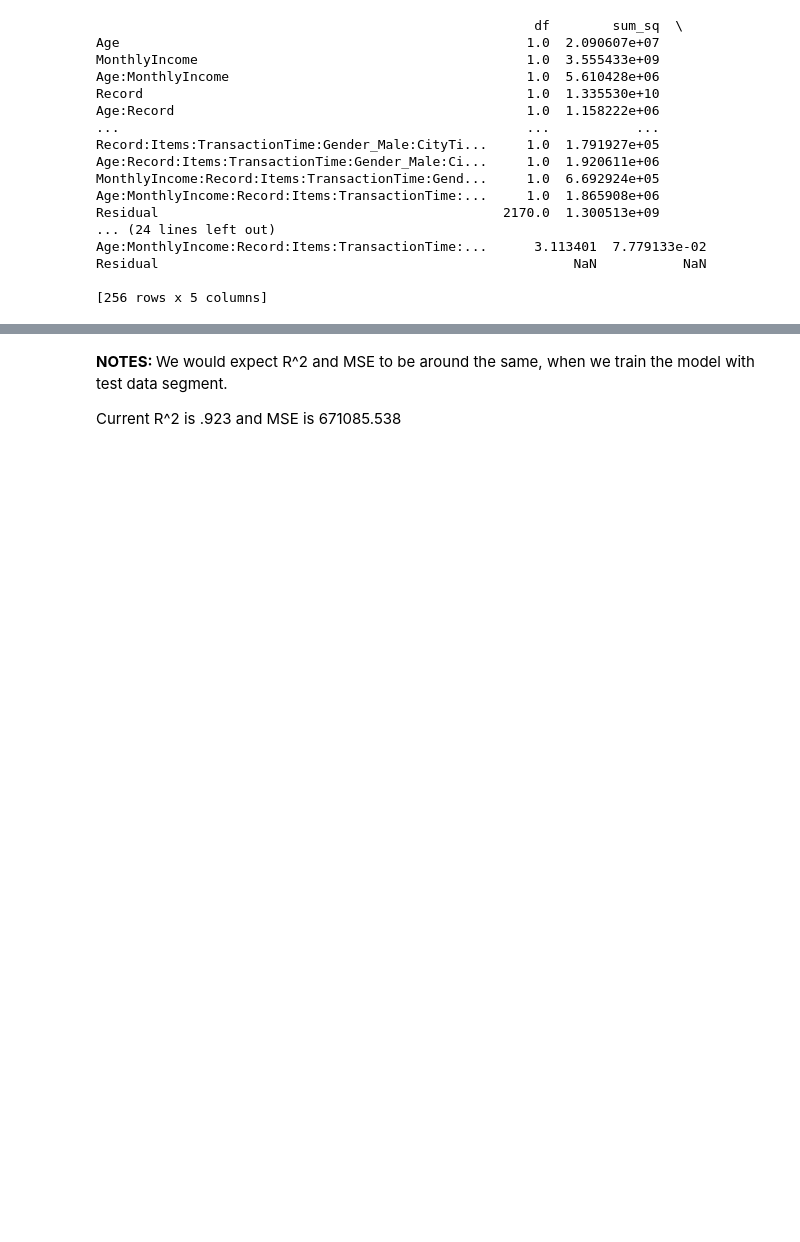
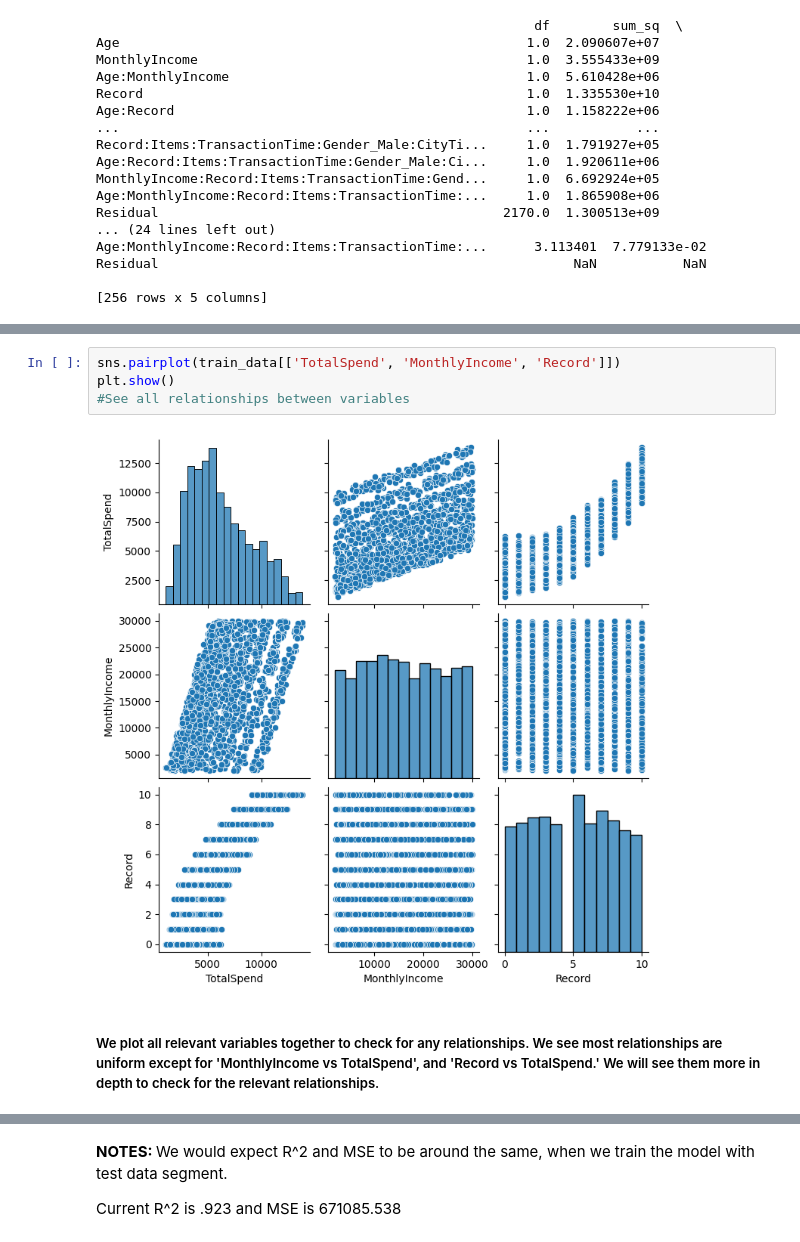
Before and after one commit to LAIN-21/linear_regression_lab, a Jupyter notebook: src/Linear_Regression_LAB (1).ipynb, the cells around one changed output, grey strips where cells are left out. Cells and saved outputs as stored; diff of their text form; blank space fills up the shorter version.

```diff
--- a/src/Linear_Regression_LAB (1).ipynb
+++ b/src/Linear_Regression_LAB (1).ipynb
@@ -853,0 +750,8 @@ Residual                                                     NaN           NaN
+# %%
+sns.pairplot(train_data[['TotalSpend', 'MonthlyIncome', 'Record']])
+plt.show()
+#See all relationships between variables
+# %% [output]
+[figure, added]
+# %% [markdown]
+<h5> We plot all relevant variables together to check for any relationships. We see most relationships are uniform except for 'MonthlyIncome vs TotalSpend', and 'Record vs TotalSpend.' We will see them more in depth to check for the relevant relationships.
```
Also changed, not shown: parts of 45 cells of this notebook.
